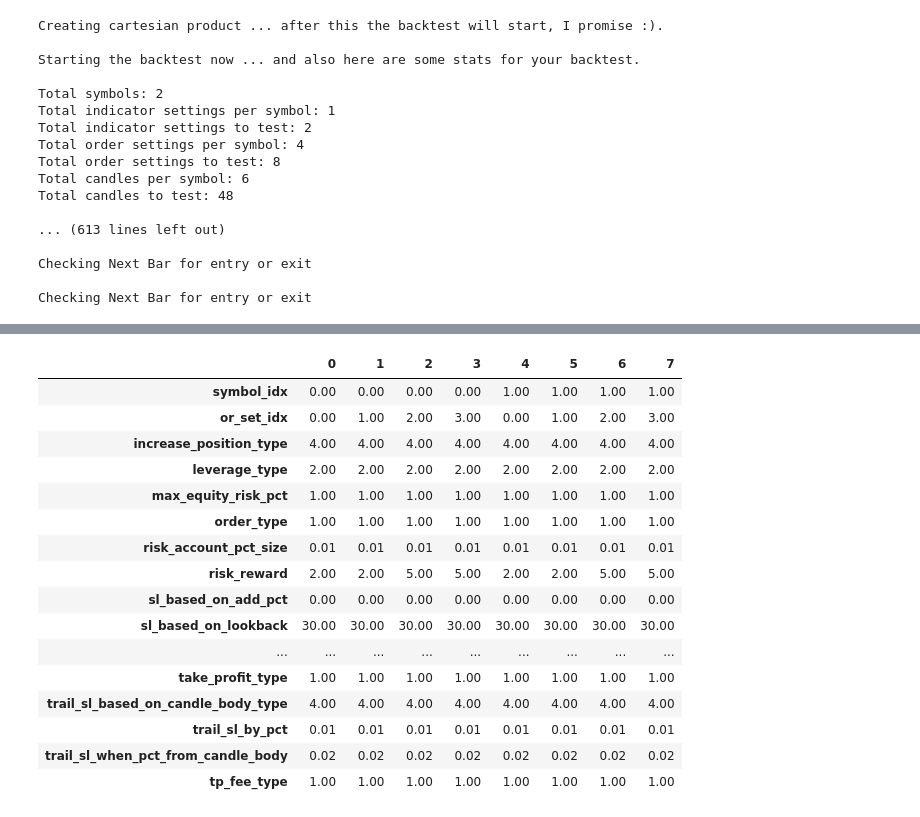
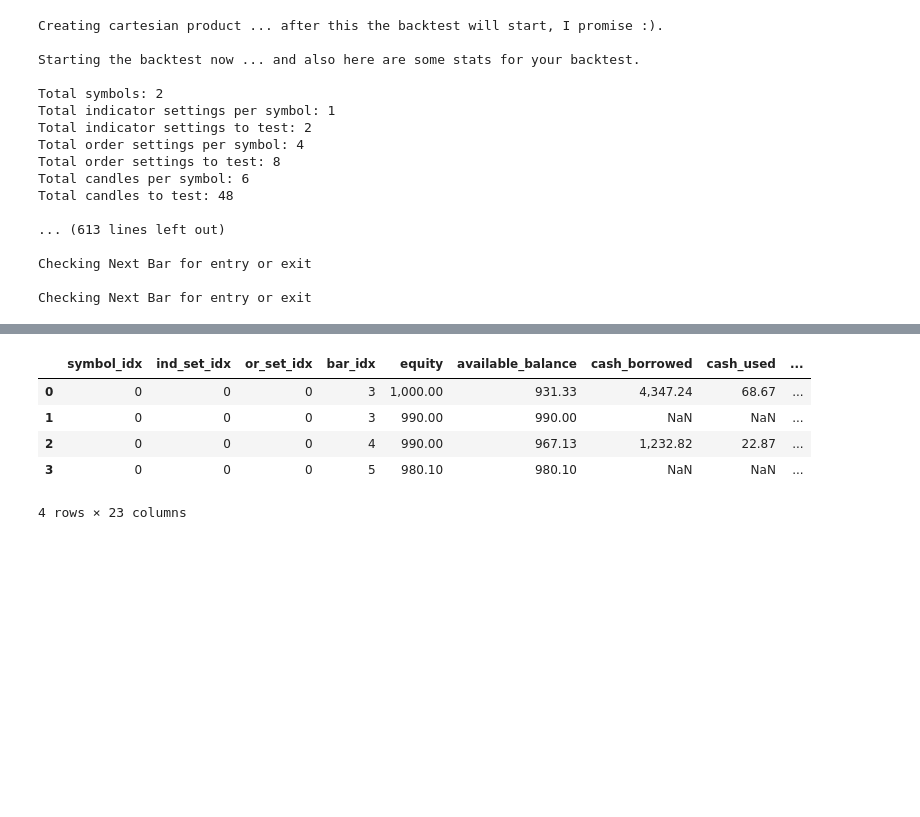
Before and after one commit to quantfreedom/QuantFreedom, a Jupyter notebook: quantfreedom/class_practice/full class test.ipynb, the cells around one changed output, grey strips where cells are left out. Drawn from its saved outputs; the diff is of its cells as text; code cells hidden in the pictures; blank space fills up the shorter version.

```diff
--- a/quantfreedom/class_practice/full class test.ipynb
+++ b/quantfreedom/class_practice/full class test.ipynb
@@ -128,20 +147,15 @@ strat_res_df
-# %%
-order_set_res_df
-# %% [output]
-|  | 0 | 1 | 2 | 3 | 4 | 5 | 6 | 7 |
-| symbol_idx | 0.00 | 0.00 | 0.00 | 0.00 | 1.00 | 1.00 | 1.00 | 1.00 |
-| or_set_idx | 0.00 | 1.00 | 2.00 | 3.00 | 0.00 | 1.00 | 2.00 | 3.00 |
-| increase_position_type | 4.00 | 4.00 | 4.00 | 4.00 | 4.00 | 4.00 | 4.00 | 4.00 |
-| leverage_type | 2.00 | 2.00 | 2.00 | 2.00 | 2.00 | 2.00 | 2.00 | 2.00 |
-| max_equity_risk_pct | 1.00 | 1.00 | 1.00 | 1.00 | 1.00 | 1.00 | 1.00 | 1.00 |
-| order_type | 1.00 | 1.00 | 1.00 | 1.00 | 1.00 | 1.00 | 1.00 | 1.00 |
-| risk_account_pct_size | 0.01 | 0.01 | 0.01 | 0.01 | 0.01 | 0.01 | 0.01 | 0.01 |
-| risk_reward | 2.00 | 2.00 | 5.00 | 5.00 | 2.00 | 2.00 | 5.00 | 5.00 |
-| sl_based_on_add_pct | 0.00 | 0.00 | 0.00 | 0.00 | 0.00 | 0.00 | 0.00 | 0.00 |
-| sl_based_on_lookback | 30.00 | 30.00 | 30.00 | 30.00 | 30.00 | 30.00 | 30.00 | 30.00 |
-| ... | ... | ... | ... | ... | ... | ... | ... | ... |
-| take_profit_type | 1.00 | 1.00 | 1.00 | 1.00 | 1.00 | 1.00 | 1.00 | 1.00 |
-| trail_sl_based_on_candle_body_type | 4.00 | 4.00 | 4.00 | 4.00 | 4.00 | 4.00 | 4.00 | 4.00 |
-| trail_sl_by_pct | 0.01 | 0.01 | 0.01 | 0.01 | 0.01 | 0.01 | 0.01 | 0.01 |
-| trail_sl_when_pct_from_candle_body | 0.02 | 0.02 | 0.02 | 0.02 | 0.02 | 0.02 | 0.02 | 0.02 |
-| tp_fee_type | 1.00 | 1.00 | 1.00 | 1.00 | 1.00 | 1.00 | 1.00 | 1.00 |
+# %%
+zero_or_df = order_records_df[
+        (order_records_df.symbol_idx == 0)
+        & (order_records_df.ind_set_idx == 0)
+        & (order_records_df.or_set_idx == 0)
+    ]
+# %%
+zero_or_df
+# %% [output]
+|  | symbol_idx | ind_set_idx | or_set_idx | bar_idx | equity | available_balance | cash_borrowed | cash_used | ... |
+| 0 | 0 | 0 | 0 | 3 | 1,000.00 | 931.33 | 4,347.24 | 68.67 | ... |
+| 1 | 0 | 0 | 0 | 3 | 990.00 | 990.00 | NaN | NaN | ... |
+| 2 | 0 | 0 | 0 | 4 | 990.00 | 967.13 | 1,232.82 | 22.87 | ... |
+| 3 | 0 | 0 | 0 | 5 | 980.10 | 980.10 | NaN | NaN | ... |
+4 rows × 23 columns
```
Also changed, not shown: parts of 9 cells of this notebook, 6 other files.
